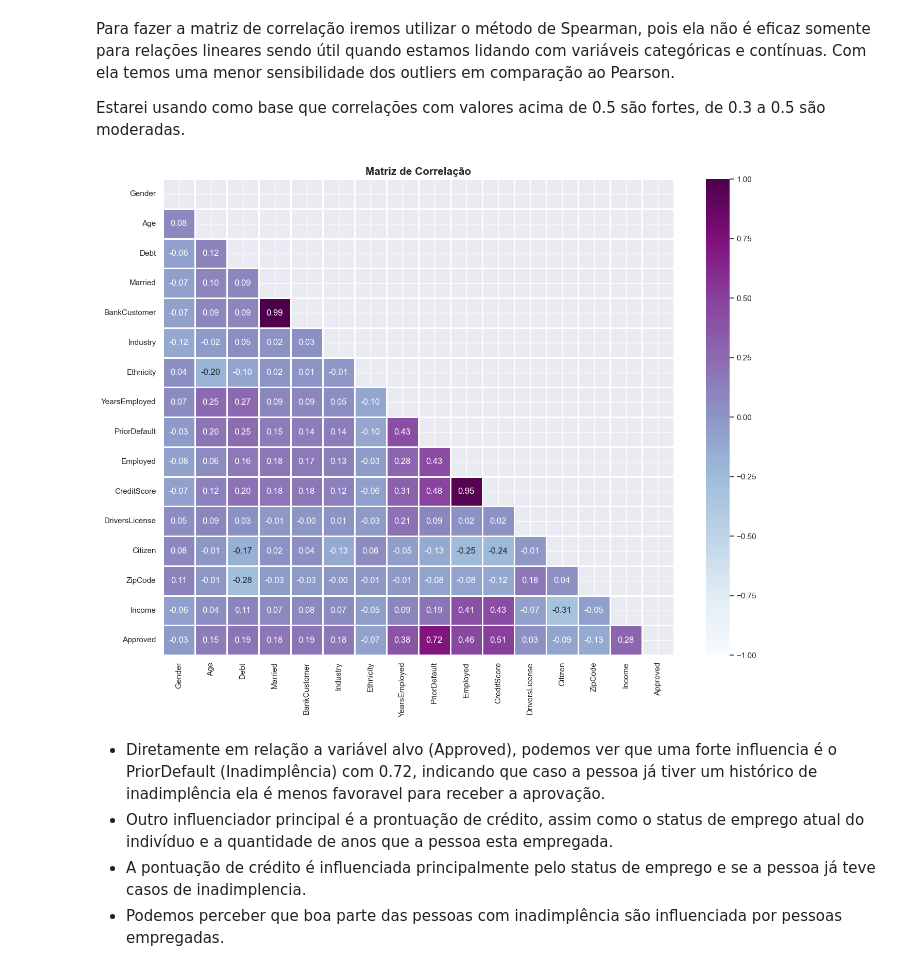
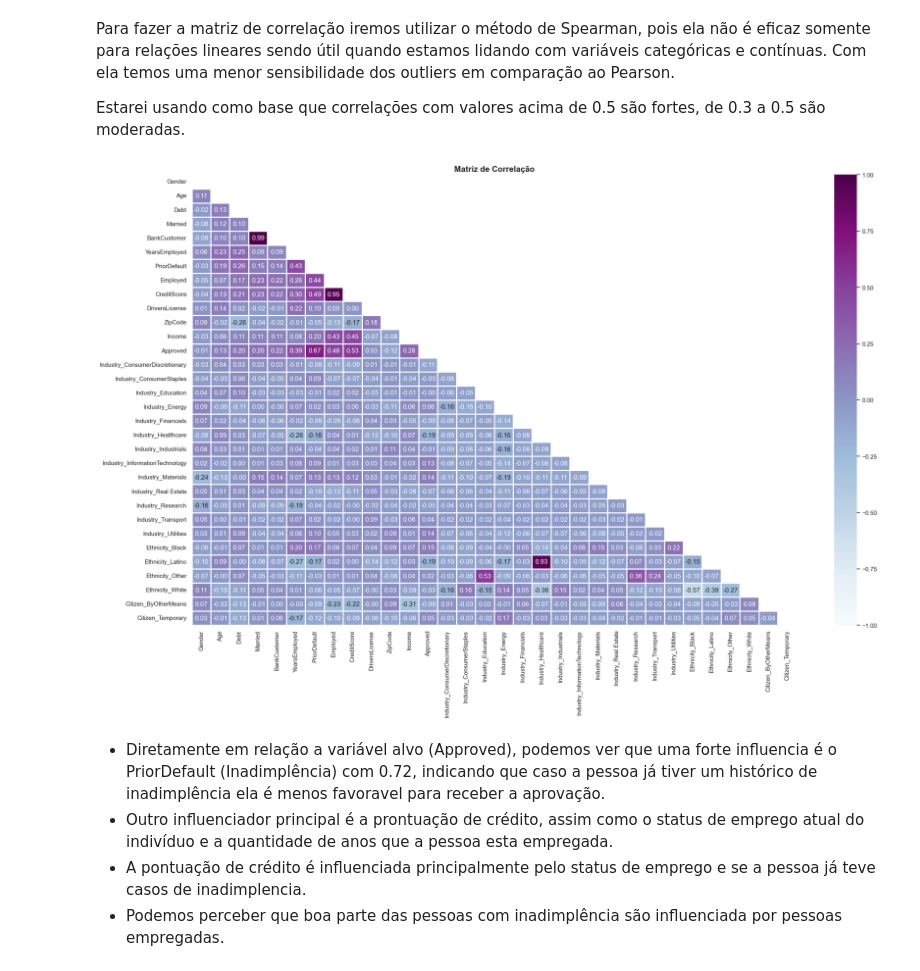
Before and after one commit to hribes/Projeto_Aprovacao_Credito, a Jupyter notebook: Notebook/Aprovacao_cartao_credito.ipynb, the cells around one changed output. Drawn from its saved outputs; the diff is of its cells as text; code cells hidden in the pictures.

```diff
--- a/Notebook/Aprovacao_cartao_credito.ipynb
+++ b/Notebook/Aprovacao_cartao_credito.ipynb
@@ -199,0 +307,7 @@ Abaixo estaremos observando como esta o balanceamento da nossa variável alvo.
+# %%
+const_cols = [col for col in df_train.columns if df_train[col].nunique() == 1]
+if const_cols:
+    print("\nRemovendo colunas constantes:", const_cols)
+    df_train.drop(columns=const_cols, inplace=True)
+else:
+    print("\nNenhuma coluna constante encontrada.")
@@ -199,0 +320,6 @@ Abaixo estaremos observando como esta o balanceamento da nossa variável alvo.
+# %%
+bijetor_cols = [col for col in df_train.columns if df_train[col].nunique() == len(df_train)]
+if bijetor_cols:
+    print("Removendo colunas bijetoras:", bijetor_cols)
+    df_train.drop(columns=bijetor_cols, inplace=True)
+else: print("\nNenhuma colunas bijetora encontrada.")
@@ -200,10 +344,10 @@ Abaixo estaremos observando como esta o balanceamento da nossa variável alvo.
 # %%
-approved = df['Approved'].value_counts(normalize=True)
+approved = df_train['Approved'].value_counts(normalize=True)
 approved_df = approved.reset_index()
 approved_df.columns = ['Approved', 'Proportion']
 approved_df['Proportion'] = approved_df['Proportion'].apply(lambda x: x * 100)
 
-sns.set_theme(style='darkgrid')
+sns.set_theme(style='white')
 fig, ax = plt.subplots(figsize=(5, 4))
 bars = sns.barplot(data=approved_df, x='Approved', y='Proportion', ax=ax)
 ax.set_xticks(ticks=range(2), labels=['Não aprovado', 'Aprovado'], fontsize=10.5)
@@ -222,7 +366,13 @@ for bar in bars.containers[0]:
               xytext=(0, -10),
               textcoords="offset points",
               ha='center', va='center',
-              fontsize=11, color='white')
+              fontsize=11, color='white', fontweight='bold')
+
+ax.grid(True, linestyle=':', linewidth=1.5)
+ax.set_facecolor("#F5F5F5")
+plt.gcf().set_facecolor("#F5F5F5")
+for spine in ax.spines.values():
+    spine.set_visible(False)
 
 plt.show()
 # %% [output]
@@ -378,17 +553,20 @@ for coluna in categoricos:
+# %%
+df_processed = df_train.copy()
+df_processed = pd.get_dummies(df_processed, columns=categoricos, drop_first=True)
 # %% [markdown]
 Para fazer a matriz de correlação iremos utilizar o método de Spearman, pois ela não é eficaz somente para relações lineares sendo útil quando estamos lidando com variáveis categóricas e contínuas. Com ela temos uma menor sensibilidade dos outliers em comparação ao Pearson.
 
 Estarei usando como base que correlações com valores acima de 0.5 são fortes, de 0.3 a 0.5 são moderadas.
 # %%
-correlacao = df_com_le.corr(numeric_only=True, method='spearman')
+correlacao = df_processed.corr(numeric_only=True, method='spearman')
 mascara = np.triu(np.ones_like(correlacao, dtype=bool))
 
-plt.figure(figsize=(16, 12))
+plt.figure(figsize=(25, 15))
 sns.heatmap(correlacao, mask=mascara, annot=True, cmap='BuPu', fmt='.2f', linewidths=1, vmin=-1, vmax=1)
 plt.title('Matriz de Correlação', fontsize=15, fontweight='bold')
 plt.show()
 # %% [output]
-[figure, old version]
+[figure, new version]
 # %% [markdown]
 - Diretamente em relação a variável alvo (Approved), podemos ver que uma forte influencia é o PriorDefault (Inadimplência) com 0.72, indicando que caso a pessoa já tiver um histórico de inadimplência ela é menos favoravel para receber a aprovação.
 - Outro influenciador principal é a prontuação de crédito, assim como o status de emprego atual do indivíduo e a quantidade de anos que a pessoa esta empregada.
```
Also changed, not shown: parts of 60 cells of this notebook, 2 other files.
